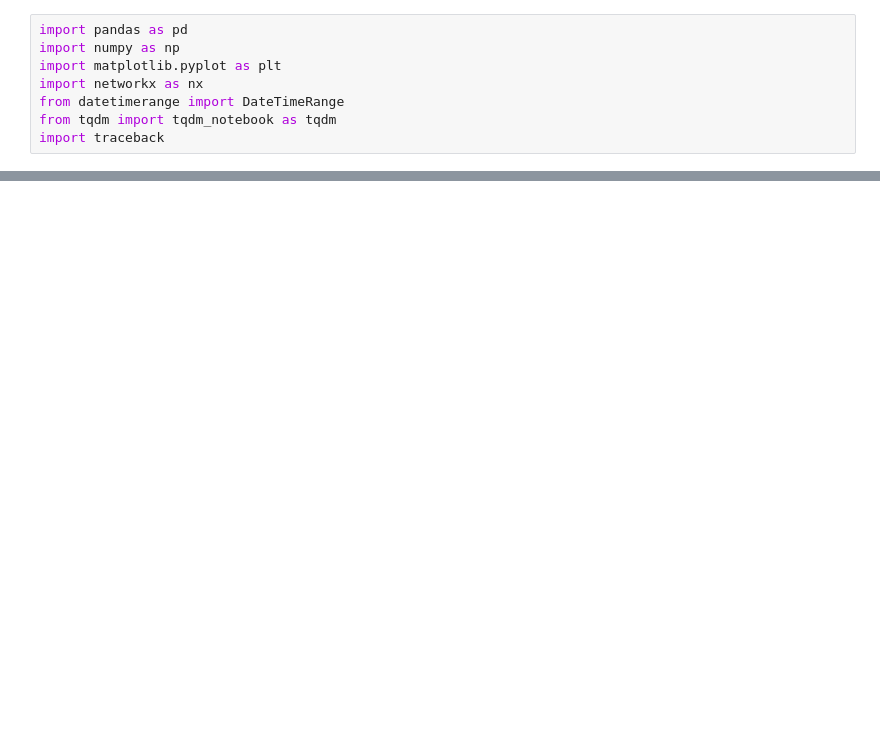
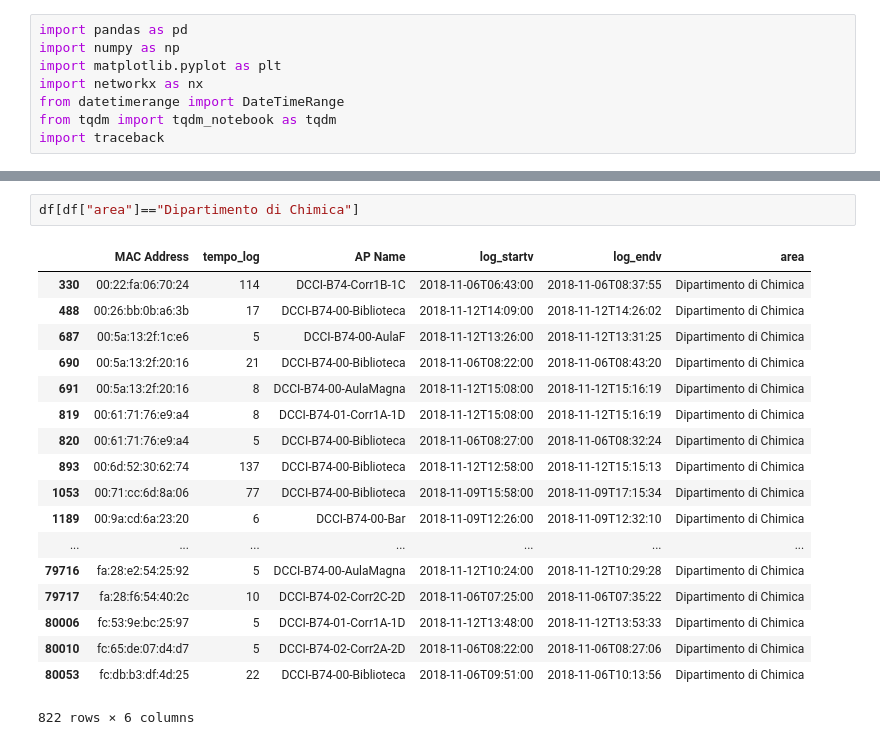
Before and after one commit to ettorepuccetti/SocialMining, a Jupyter notebook: SocialNetwork.ipynb, the cells around one changed output, grey strips where cells are left out. Cells and saved outputs as stored; diff of their text form; blank space fills up the shorter version.

```diff
--- a/SocialNetwork.ipynb
+++ b/SocialNetwork.ipynb
@@ -79,0 +111,21 @@ SyntaxError: invalid syntax (<ipython-input-15-087a8dbfe36d>, line 1)
+# %%
+df[df["area"]=="Dipartimento di Chimica"]
+# %% [output]
+|  | MAC Address | tempo_log | AP Name | log_startv | log_endv | area |
+| 330 | 00:22:fa:06:70:24 | 114 | DCCI-B74-Corr1B-1C | 2018-11-06T06:43:00 | 2018-11-06T08:37:55 | Dipartimento di Chimica |
+| 488 | 00:26:bb:0b:a6:3b | 17 | DCCI-B74-00-Biblioteca | 2018-11-12T14:09:00 | 2018-11-12T14:26:02 | Dipartimento di Chimica |
+| 687 | 00:5a:13:2f:1c:e6 | 5 | DCCI-B74-00-AulaF | 2018-11-12T13:26:00 | 2018-11-12T13:31:25 | Dipartimento di Chimica |
+| 690 | 00:5a:13:2f:20:16 | 21 | DCCI-B74-00-Biblioteca | 2018-11-06T08:22:00 | 2018-11-06T08:43:20 | Dipartimento di Chimica |
+| 691 | 00:5a:13:2f:20:16 | 8 | DCCI-B74-00-AulaMagna | 2018-11-12T15:08:00 | 2018-11-12T15:16:19 | Dipartimento di Chimica |
+| 819 | 00:61:71:76:e9:a4 | 8 | DCCI-B74-01-Corr1A-1D | 2018-11-12T15:08:00 | 2018-11-12T15:16:19 | Dipartimento di Chimica |
+| 820 | 00:61:71:76:e9:a4 | 5 | DCCI-B74-00-Biblioteca | 2018-11-06T08:27:00 | 2018-11-06T08:32:24 | Dipartimento di Chimica |
+| 893 | 00:6d:52:30:62:74 | 137 | DCCI-B74-00-Biblioteca | 2018-11-12T12:58:00 | 2018-11-12T15:15:13 | Dipartimento di Chimica |
+| 1053 | 00:71:cc:6d:8a:06 | 77 | DCCI-B74-00-Biblioteca | 2018-11-09T15:58:00 | 2018-11-09T17:15:34 | Dipartimento di Chimica |
+| 1189 | 00:9a:cd:6a:23:20 | 6 | DCCI-B74-00-Bar | 2018-11-09T12:26:00 | 2018-11-09T12:32:10 | Dipartimento di Chimica |
+| ... | ... | ... | ... | ... | ... | ... |
+| 79716 | fa:28:e2:54:25:92 | 5 | DCCI-B74-00-AulaMagna | 2018-11-12T10:24:00 | 2018-11-12T10:29:28 | Dipartimento di Chimica |
+| 79717 | fa:28:f6:54:40:2c | 10 | DCCI-B74-02-Corr2C-2D | 2018-11-06T07:25:00 | 2018-11-06T07:35:22 | Dipartimento di Chimica |
+| 80006 | fc:53:9e:bc:25:97 | 5 | DCCI-B74-01-Corr1A-1D | 2018-11-12T13:48:00 | 2018-11-12T13:53:33 | Dipartimento di Chimica |
+| 80010 | fc:65:de:07:d4:d7 | 5 | DCCI-B74-02-Corr2A-2D | 2018-11-06T08:22:00 | 2018-11-06T08:27:06 | Dipartimento di Chimica |
+| 80053 | fc:db:b3:df:4d:25 | 22 | DCCI-B74-00-Biblioteca | 2018-11-06T09:51:00 | 2018-11-06T10:13:56 | Dipartimento di Chimica |
+822 rows × 6 columns
```
Also changed, not shown: parts of 16 cells of this notebook, 1 other file.
